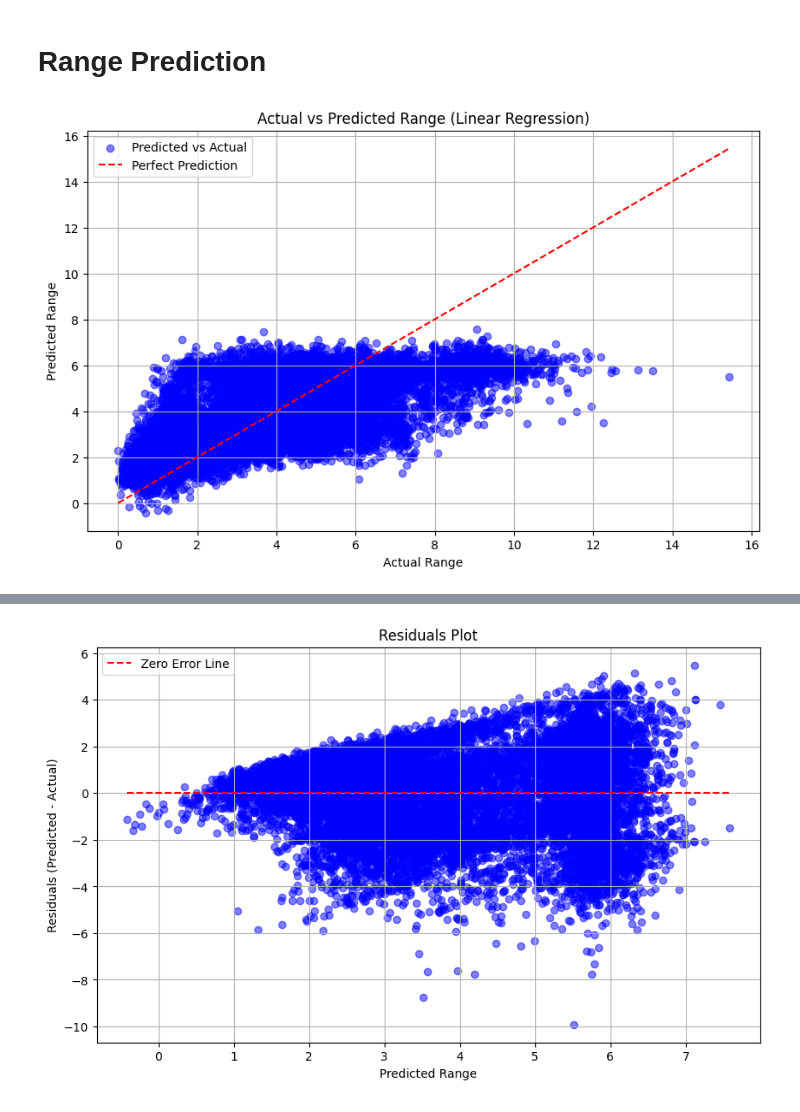
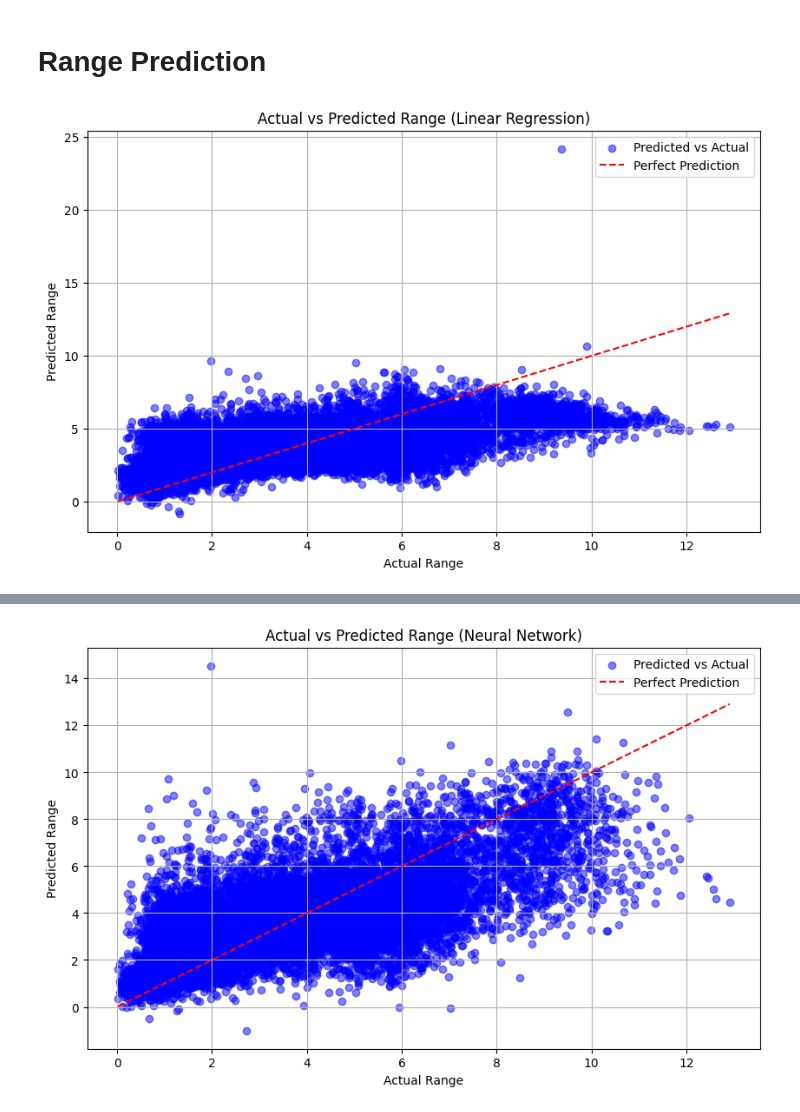
Before and after one commit to jl-sit-cs/CSC3105-DataAnalytics, a Jupyter notebook: Project/code/DataVisualization.ipynb, the cells around one changed output, grey strips where cells are left out. Drawn from its saved outputs; the diff is of its cells as text; code cells hidden in the pictures.

```diff
--- a/Project/code/DataVisualization.ipynb
+++ b/Project/code/DataVisualization.ipynb
@@ -135,9 +154,10 @@ hidden_layer_sizes=(5, 5, 5), Training Accuracy: 0.8609, Test Accuracy: 0.8620
 # %% [markdown]
 # Range Prediction
 # %%
-original_df_range = df
+file_directory = "./Cleaned_Data"
+original_df_range = pd.read_csv(os.path.join(file_directory,"Range_Cleaned_Data.csv"))
 
-X = original_df_range.drop(['RANGE', 'location'], axis=1)
+X = original_df_range.drop(['RANGE', 'NLOS'], axis=1)
 y = original_df_range['RANGE']
 
 X_train_range, X_test_range, y_train_range, y_test_range = train_test_split(X, y, test_size=0.35, random_state=42)
@@ -159,15 +179,59 @@ plt.legend()
 plt.grid(True)
 plt.show()
 # %% [output]
-[figure, old version]
+[figure, new version]
 # %%
+ann = tf.keras.models.Sequential()
+
+ann.add(tf.keras.layers.Dense(units=64, activation='relu'))  # Increased neurons
+ann.add(tf.keras.layers.Dense(units=128, activation='relu'))  # New layer
+ann.add(tf.keras.layers.Dense(units=64, activation='relu'))  # New layer
+ann.add(tf.keras.layers.Dense(units=1))  # Output layer remains the same
+
+scaler = StandardScaler()
+scaler_X = StandardScaler()
+scaler_y = StandardScaler()
+
+
+X_train_scaled = scaler_X.fit_transform(X_train_range)
+X_test_scaled = scaler_X.transform(X_test_range)
+
+# Fit and transform the target variable
+y_train_scaled = scaler_y.fit_transform(y_train_range.values.reshape(-1, 1))
+y_test_scaled = scaler_y.transform(y_test_range.values.reshape(-1, 1))
+
+
+ann.compile(optimizer = 'adam', loss = 'mean_squared_error',metrics=['mean_absolute_error', 'mean_squared_error'])
+
+model = ann.fit(X_train_scaled, y_train_scaled,
+                batch_size=32,
+                epochs=25,
+                validation_data=(X_test_scaled, y_test_scaled),  # Validation data should be test data
+                shuffle=True)
+
+
+# Predict on the test set using the trained model
+y_test_pred_scaled = model.model.predict(X_test_scaled)
+
+# Reverse the scaling for predictions to get the original scale
+y_test_pred = scaler_y.inverse_transform(y_test_pred_scaled)
+
+# Reverse the scaling for the true values to get the original scale
+y_test_true = scaler_y.inverse_transform(y_test_scaled)
+
+# Plot Actual vs Predicted Range
 plt.figure(figsize=(10, 6))
-plt.scatter(y_pred_range, y_pred_range - y_test_range, color='blue', alpha=0.5)
-plt.hlines(y=0, xmin=min(y_pred_range), xmax=max(y_pred_range), color='red', linestyle='--', label="Zero Error Line")
+plt.scatter(y_test_true, y_test_pred, color='blue', alpha=0.5, label='Predicted vs Actual')
 
-plt.xlabel("Predicted Range")
-plt.ylabel("Residuals (Predicted - Actual)")
-plt.title("Residuals Plot")
+# Perfect prediction line
+plt.plot([min(y_test_true), max(y_test_true)], [min(y_test_true), max(y_test_true)], color='red', linestyle='--', label="Perfect Prediction")
+
+# Labels and title
+plt.xlabel("Actual Range")
+plt.ylabel("Predicted Range")
+plt.title("Actual vs Predicted Range (Neural Network)")
+
+# Show legend and grid
 plt.legend()
 plt.grid(True)
 plt.show()
@@ -175 +256 @@ plt.show()
-[figure, old version]
+[figure, new version]
```
Also changed, not shown: parts of 5 cells of this notebook, 3 other files.
